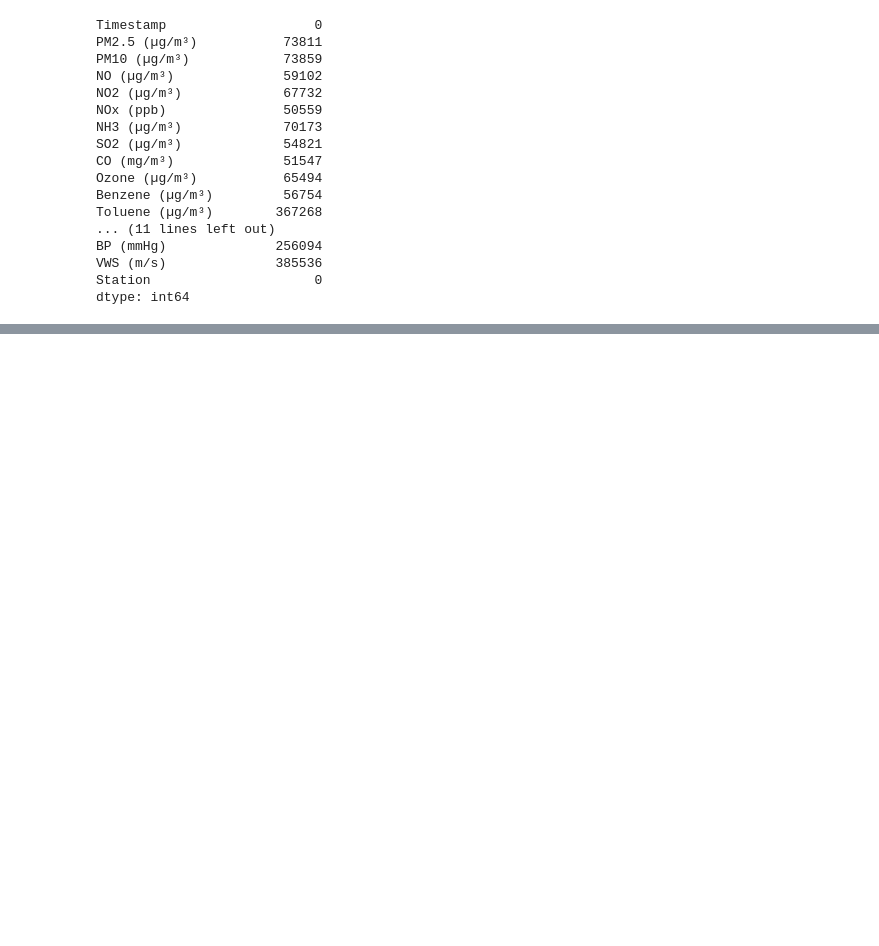
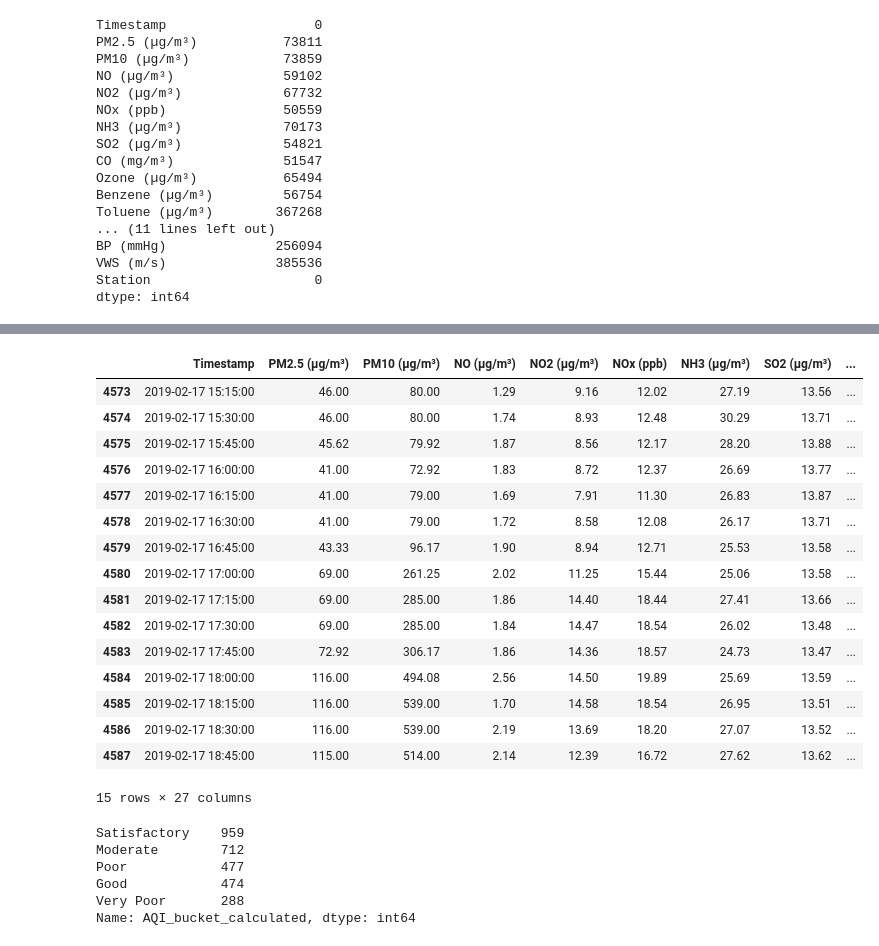
Before and after one commit to GullibleSandwich/ML-Project-CS361, a Jupyter notebook: preprocessing.ipynb, the cells around one changed output, grey strips where cells are left out. Cells and saved outputs as stored; diff of their text form; code cells hidden in the pictures; blank space fills up the shorter version.

```diff
--- a/preprocessing.ipynb
+++ b/preprocessing.ipynb
@@ -132,0 +191,5 @@ df_15m.head()
+# %%
+df_1d_clean = df_1d.dropna(inplace=False)
+df_15m_clean = df_15m.dropna(inplace=False)
+print(df_1d_clean.shape)
+print(df_15m_clean.shape)
@@ -132,0 +431,43 @@ df_15m.head()
+# %%
+df_15m_clean["Checks"] = (df_15m_clean["PM2.5_SubIndex"] > 0).astype(int) + \
+                (df_15m_clean["PM10_SubIndex"] > 0).astype(int) + \
+                (df_15m_clean["SO2_SubIndex"] > 0).astype(int) + \
+                (df_15m_clean["NOx_SubIndex"] > 0).astype(int) + \
+                (df_15m_clean["NH3_SubIndex"] > 0).astype(int) + \
+                (df_15m_clean["CO_SubIndex"] > 0).astype(int) + \
+                (df_15m_clean["O3_SubIndex"] > 0).astype(int)
+
+df_15m_clean["AQI_calculated"] = round(df_15m_clean[["PM2.5_SubIndex", "PM10_SubIndex", "SO2_SubIndex", "NOx_SubIndex",
+                                 "NH3_SubIndex", "CO_SubIndex", "O3_SubIndex"]].max(axis = 1))
+df_15m_clean.loc[df_15m_clean["PM2.5_SubIndex"] + df_15m_clean["PM10_SubIndex"] <= 0, "AQI_calculated"] = np.NaN
+df_15m_clean.loc[df_15m_clean.Checks < 3, "AQI_calculated"] = np.NaN
+
+df_15m_clean["AQI_bucket_calculated"] = df_15m_clean["AQI_calculated"].apply(lambda x: get_AQI_bucket(x))
+df_15m_clean.head(15) # 24+3 cols
+# %% [output]
+|  | Timestamp | PM2.5 (µg/m³) | PM10 (µg/m³) | NO (µg/m³) | NO2 (µg/m³) | NOx (ppb) | NH3 (µg/m³) | SO2 (µg/m³) | ... |
+| 4573 | 2019-02-17 15:15:00 | 46.00 | 80.00 | 1.29 | 9.16 | 12.02 | 27.19 | 13.56 | ... |
+| 4574 | 2019-02-17 15:30:00 | 46.00 | 80.00 | 1.74 | 8.93 | 12.48 | 30.29 | 13.71 | ... |
+| 4575 | 2019-02-17 15:45:00 | 45.62 | 79.92 | 1.87 | 8.56 | 12.17 | 28.20 | 13.88 | ... |
+| 4576 | 2019-02-17 16:00:00 | 41.00 | 72.92 | 1.83 | 8.72 | 12.37 | 26.69 | 13.77 | ... |
+| 4577 | 2019-02-17 16:15:00 | 41.00 | 79.00 | 1.69 | 7.91 | 11.30 | 26.83 | 13.87 | ... |
+| 4578 | 2019-02-17 16:30:00 | 41.00 | 79.00 | 1.72 | 8.58 | 12.08 | 26.17 | 13.71 | ... |
+| 4579 | 2019-02-17 16:45:00 | 43.33 | 96.17 | 1.90 | 8.94 | 12.71 | 25.53 | 13.58 | ... |
+| 4580 | 2019-02-17 17:00:00 | 69.00 | 261.25 | 2.02 | 11.25 | 15.44 | 25.06 | 13.58 | ... |
+| 4581 | 2019-02-17 17:15:00 | 69.00 | 285.00 | 1.86 | 14.40 | 18.44 | 27.41 | 13.66 | ... |
+| 4582 | 2019-02-17 17:30:00 | 69.00 | 285.00 | 1.84 | 14.47 | 18.54 | 26.02 | 13.48 | ... |
+| 4583 | 2019-02-17 17:45:00 | 72.92 | 306.17 | 1.86 | 14.36 | 18.57 | 24.73 | 13.47 | ... |
+| 4584 | 2019-02-17 18:00:00 | 116.00 | 494.08 | 2.56 | 14.50 | 19.89 | 25.69 | 13.59 | ... |
+| 4585 | 2019-02-17 18:15:00 | 116.00 | 539.00 | 1.70 | 14.58 | 18.54 | 26.95 | 13.51 | ... |
+| 4586 | 2019-02-17 18:30:00 | 116.00 | 539.00 | 2.19 | 13.69 | 18.20 | 27.07 | 13.52 | ... |
+| 4587 | 2019-02-17 18:45:00 | 115.00 | 514.00 | 2.14 | 12.39 | 16.72 | 27.62 | 13.62 | ... |
+15 rows × 27 columns
+# %%
+df_1d_clean[~df_1d_clean.AQI_calculated.isna()].AQI_bucket_calculated.value_counts()
+# %% [output]
+Satisfactory    959
+Moderate        712
+Poor            477
+Good            474
+Very Poor       288
+Name: AQI_bucket_calculated, dtype: int64
```
Also changed, not shown: parts of 22 cells of this notebook.
